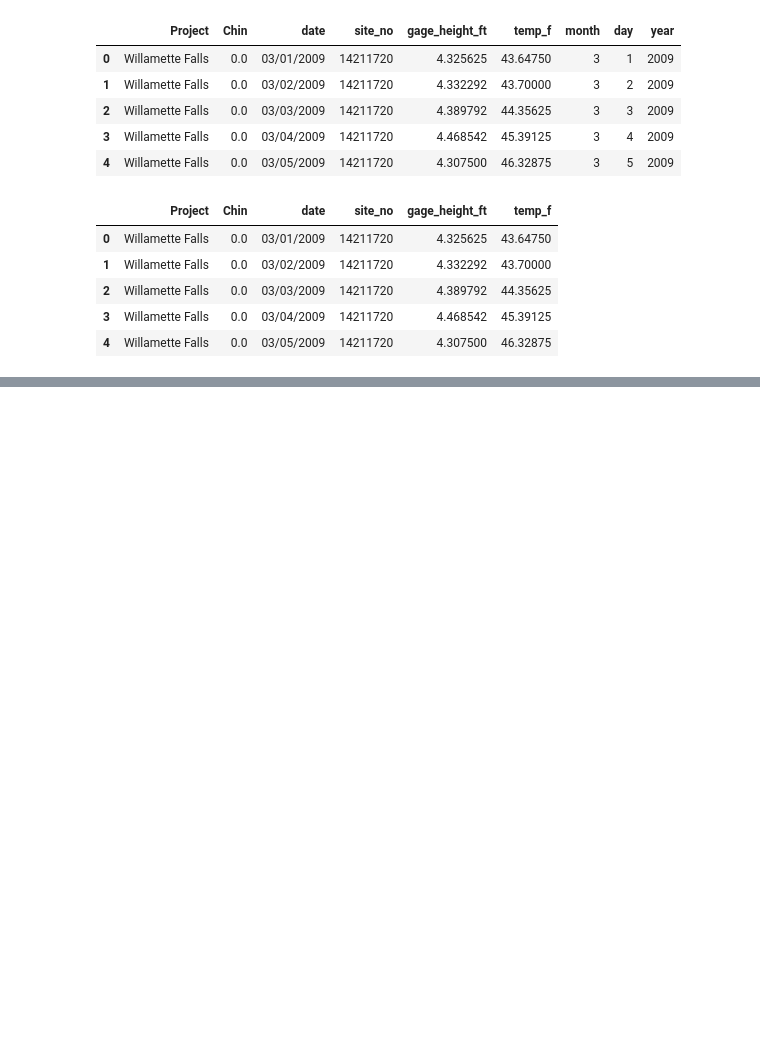
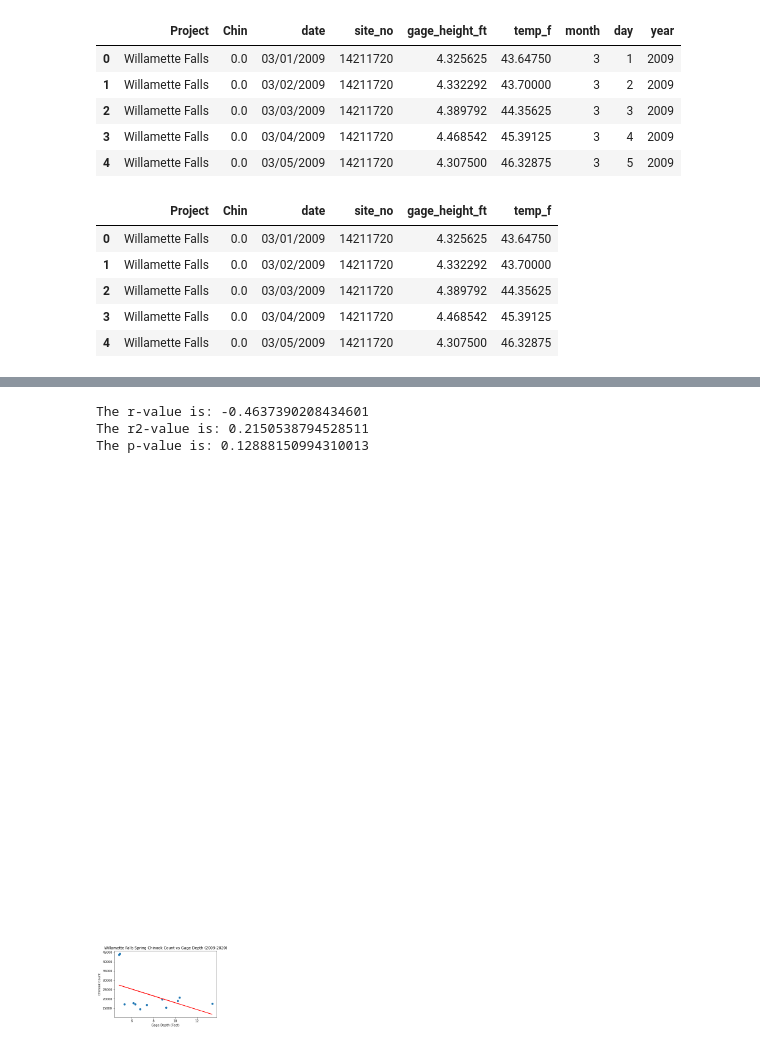
Before and after one commit to jayhjman/bootcamp-project1, a Jupyter notebook: daily_willamette.ipynb, the cells around one changed output, grey strips where cells are left out. Drawn from its saved outputs; the diff is of its cells as text; code cells hidden in the pictures; blank space fills up the shorter version.

```diff
--- a/daily_willamette.ipynb
+++ b/daily_willamette.ipynb
@@ -227,0 +392,18 @@ The p-value is: 2.5054640725758246e-76
+# %%
+# Read in Willamette Dam Spring Chinook Counts
+willamette_file = "Resources/Chinook_Willamette_Counts.csv"
+
+# Grab only the columns we want
+willamette_salmon_ann_df = pd.read_csv(willamette_file, usecols=["Project","Year","Dates", "Chinook"])
+
+# Make sure we only get 2000 to 2020
+willamette_salmon_ann_df =  willamette_salmon_ann_df[
+    (willamette_salmon_ann_df["Year"] > 1999) &
+    (willamette_salmon_ann_df["Year"] < 2021)
+]
+
+# Clean up data types
+willamette_salmon_ann_df["Year"] = willamette_salmon_ann_df["Year"].astype('int')
+willamette_salmon_ann_df["Chinook"] = willamette_salmon_ann_df["Chinook"].astype('int')
+
+willamette_salmon_ann_df.head()
@@ -227,0 +417,3 @@ The p-value is: 2.5054640725758246e-76
+# %%
+willamette_mean_df = willamette_gage_final.drop(columns="temp_f")
+willamette_mean_df.head()
@@ -227,0 +428,4 @@ The p-value is: 2.5054640725758246e-76
+# %%
+merged_willamette_salmon_mean_df = pd.merge(willamette_salmon_ann_df, willamette_mean_df, on="Year")
+merged_willamette_salmon_mean_df = merged_willamette_salmon_mean_df.drop(columns='site_no')
+merged_willamette_salmon_mean_df.head()
@@ -227,0 +439,25 @@ The p-value is: 2.5054640725758246e-76
+# %%
+# Plot a scatter and regression of river depth and salmon counts to see if any correlation
+
+slope, intercept, rvalue, pvalue, stderr = linregress(merged_willamette_salmon_mean_df["gage_height_ft"],
+                                                      merged_willamette_salmon_mean_df["Chinook"])
+regress_values = merged_willamette_salmon_mean_df["gage_height_ft"] * slope + intercept
+line_eq = "y = " + str(round(slope,2)) + "x + " + str(round(intercept,2))
+print(f"The r-value is: {rvalue}")
+print(f"The r2-value is: {rvalue**2}")
+print(f"The p-value is: {pvalue}")
+
+fig, ax = plt.subplots()
+ax.set_xlabel("Gage Depth (Feet)")
+ax.set_ylabel("Chinook Count")
+ax.set_title("Willamette Falls Spring Chinook Count vs Gage Depth (2009-2020)")
+ax.annotate(line_eq, (16,300000), fontsize=15, color="red")
+ax.plot(merged_willamette_salmon_mean_df["gage_height_ft"], regress_values, "r-")
+ax.scatter(merged_willamette_salmon_mean_df["gage_height_ft"],merged_willamette_salmon_mean_df["Chinook"])
+plt.savefig(annual_image_path + "will_annual_scatter_gage.png")
+plt.show()
+# %% [output]
+The r-value is: -0.4637390208434601
+The r2-value is: 0.2150538794528511
+The p-value is: 0.12888150994310013
+[figure, added]
```
Also changed, not shown: parts of 23 cells of this notebook, 7 other files.
